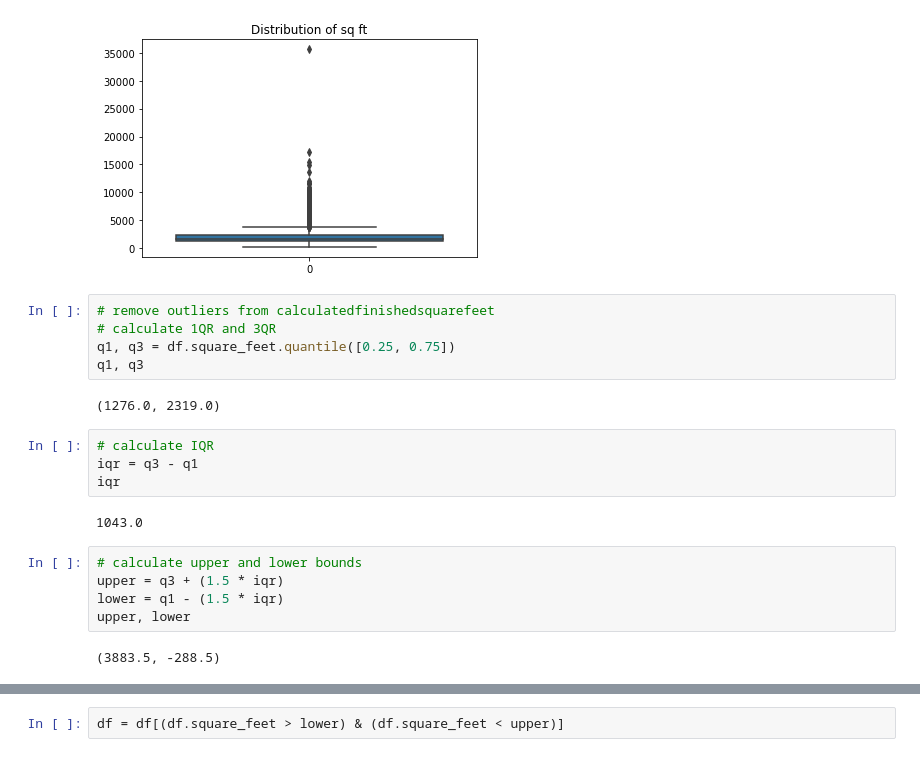
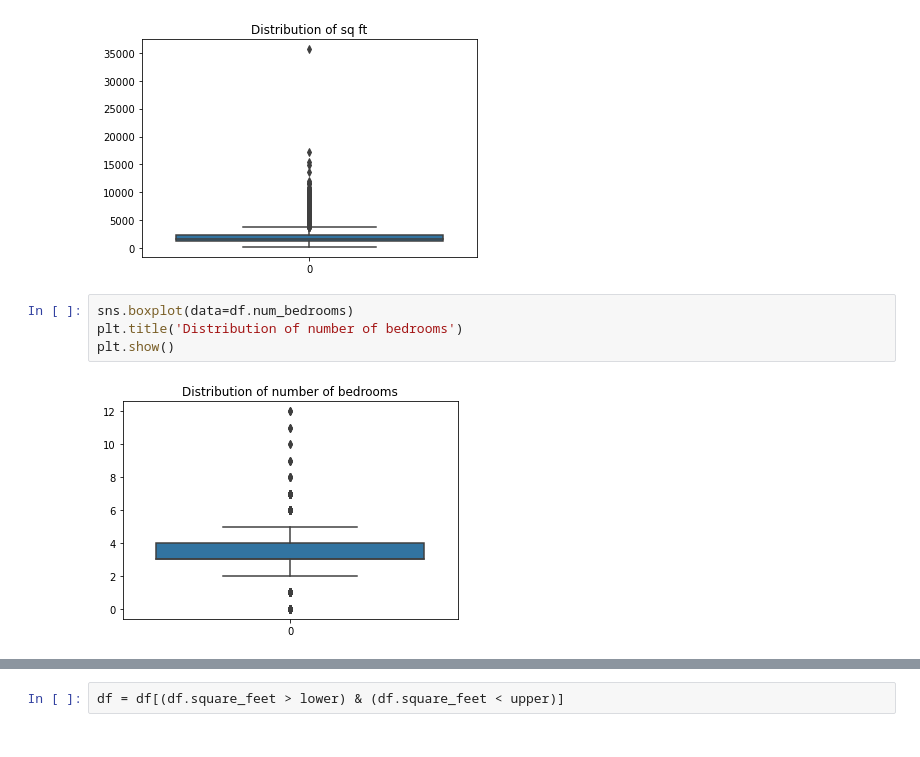
Before and after one commit to carlgriffin57/zillow_regression_project, a Jupyter notebook: zillow.ipynb, the cells around one changed output, grey strips where cells are left out. Saved outputs shown, nothing was run; the diff lists cells and outputs as text.

```diff
--- a/zillow.ipynb
+++ b/zillow.ipynb
@@ -96,23 +97,9 @@ plt.title('Distribution of sq ft')
 plt.show()
 # %% [output]
 [figure]
-# %%
-# remove outliers from calculatedfinishedsquarefeet
-# calculate 1QR and 3QR
-q1, q3 = df.square_feet.quantile([0.25, 0.75])
-q1, q3
-# %% [output]
-(1276.0, 2319.0)
-# %%
-# calculate IQR
-iqr = q3 - q1
-iqr
-# %% [output]
-1043.0
-# %%
-# calculate upper and lower bounds
-upper = q3 + (1.5 * iqr)
-lower = q1 - (1.5 * iqr)
-upper, lower
-# %% [output]
-(3883.5, -288.5)
+# %%
+sns.boxplot(data=df.num_bedrooms)
+plt.title('Distribution of number of bedrooms')
+plt.show()
+# %% [output]
+[figure, added]
```
Also changed, not shown: parts of 22 cells of this notebook, 1 other file.
